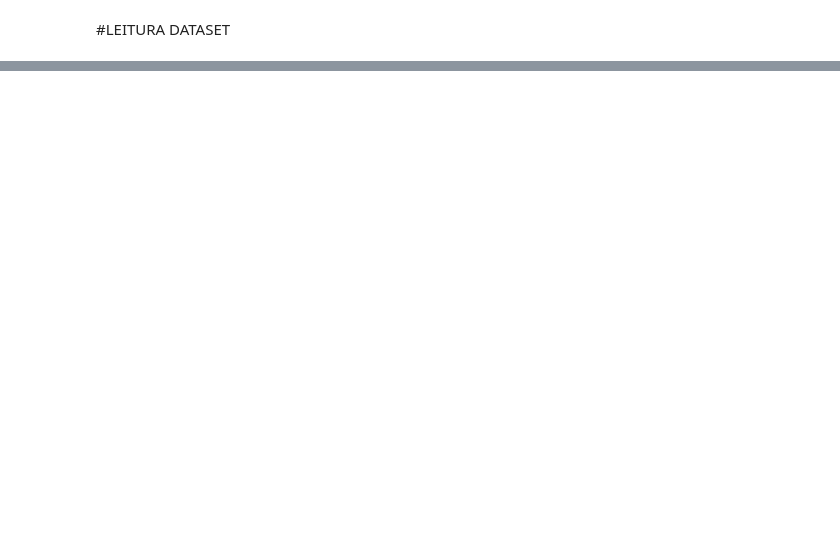
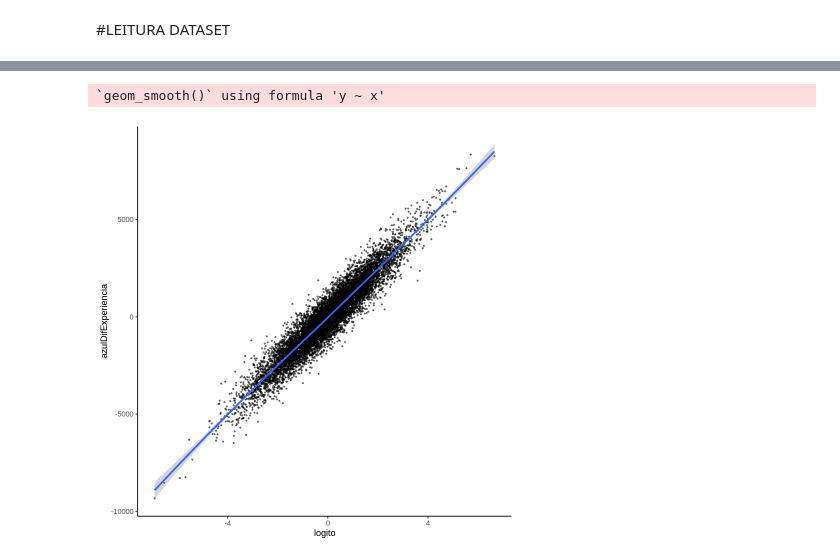
Before and after one commit to felipeoes/MQAA, a Jupyter notebook: MQAA_Projeto_RegressaoLogistica.ipynb, the cells around one changed output, grey strips where cells are left out. Drawn from its saved outputs; the diff is of its cells as text; code cells hidden in the pictures; blank space fills up the shorter version.

```diff
--- a/MQAA_Projeto_RegressaoLogistica.ipynb
+++ b/MQAA_Projeto_RegressaoLogistica.ipynb
@@ -96,0 +385,5 @@ Number of Fisher Scoring iterations: 11
+# %%
+ggplot(df2, aes(logito, azulDifExperiencia)) + geom_point(size = 0.5, alpha = 0.5) + geom_smooth(method = "loess") + theme_classic()
+# %% [output]
+`geom_smooth()` using formula 'y ~ x'
+[figure, added]
```
Also changed, not shown: parts of 35 cells of this notebook, 2 other files.
